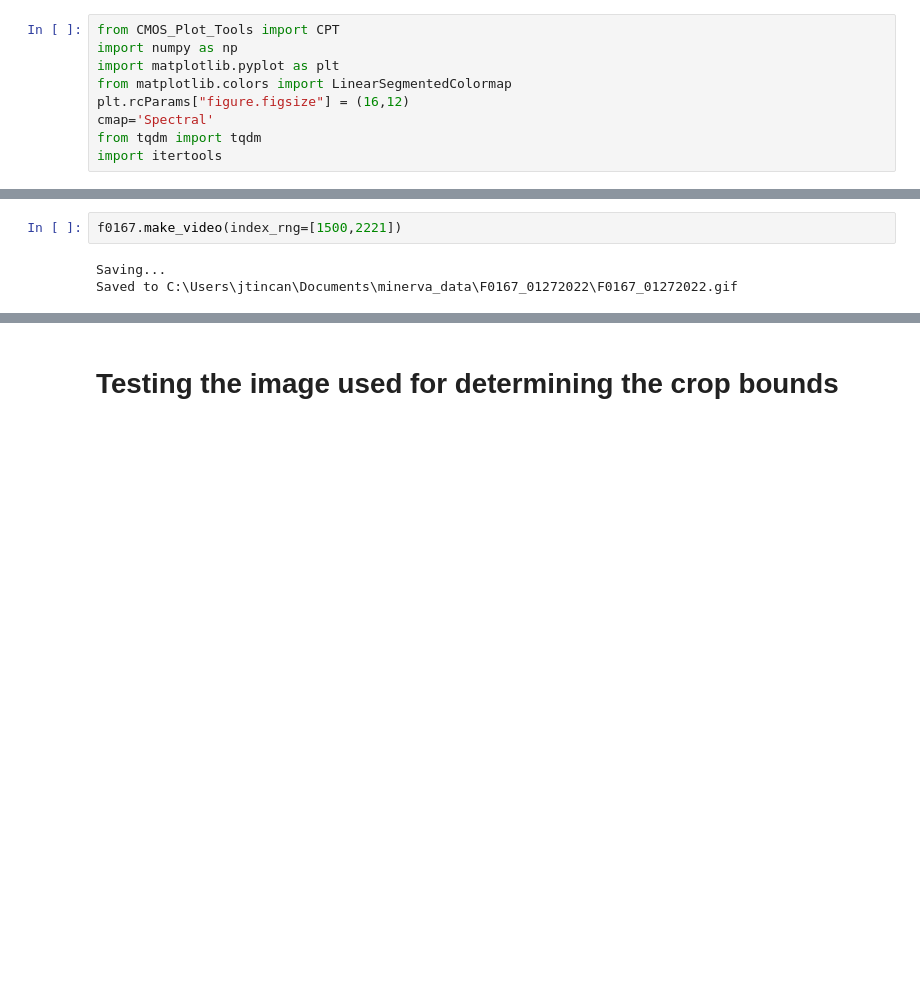
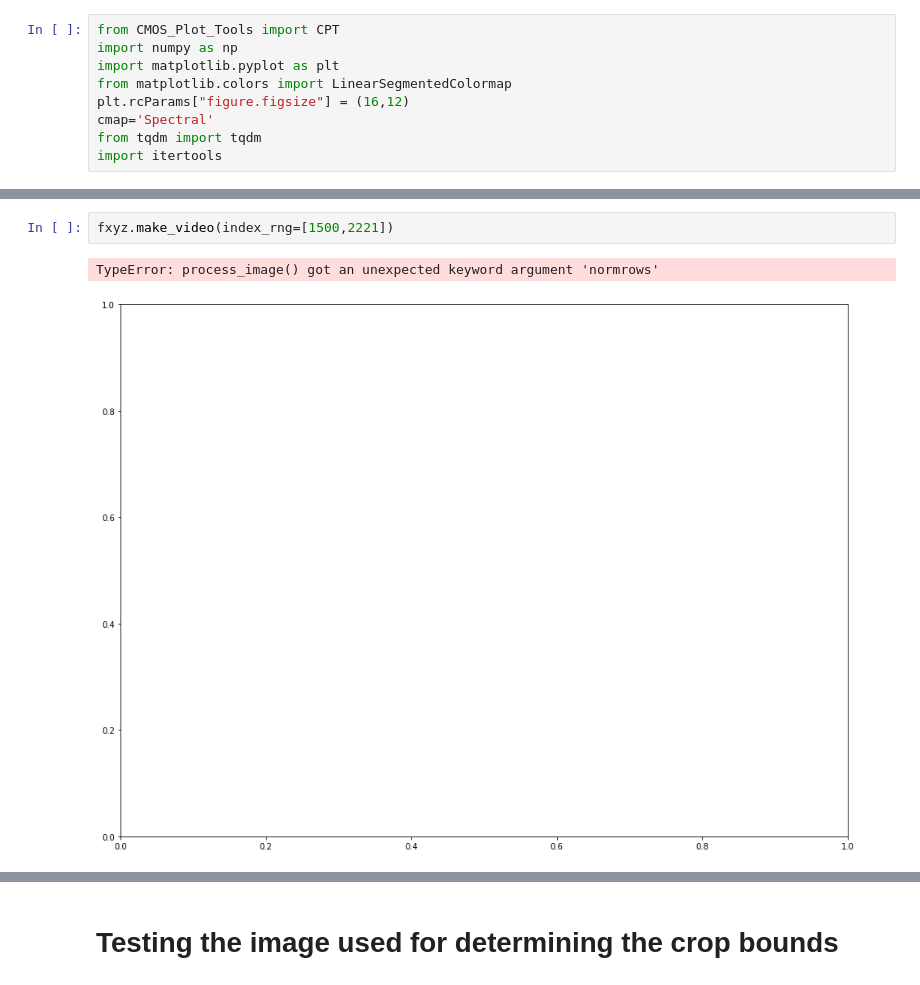
Before and after one commit to JTomI/Larkin-Hybiscus, a Jupyter notebook: Minerva_Tools/Luna_Hybrids_Analysis.ipynb, the cells around one changed output, grey strips where cells are left out. Saved outputs shown, nothing was run; the diff lists cells and outputs as text; blank space fills up the shorter version.

```diff
--- a/Minerva_Tools/Luna_Hybrids_Analysis.ipynb
+++ b/Minerva_Tools/Luna_Hybrids_Analysis.ipynb
@@ -27,7 +35,7 @@ Text(0.5,1,'Phase-Adjusted and cropped')
 # %%
-f0167.make_video(index_rng=[1500,2221])
+fxyz.make_video(index_rng=[1500,2221])
 # %% [output]
-Saving...
-Saved to C:\Users\jtincan\Documents\minerva_data\F0167_01272022\F0167_01272022.gif
+TypeError: process_image() got an unexpected keyword argument 'normrows'
+[figure, added]
 # %%
 index = 0
```
Also changed, not shown: parts of 7 cells of this notebook, 5 other files.
